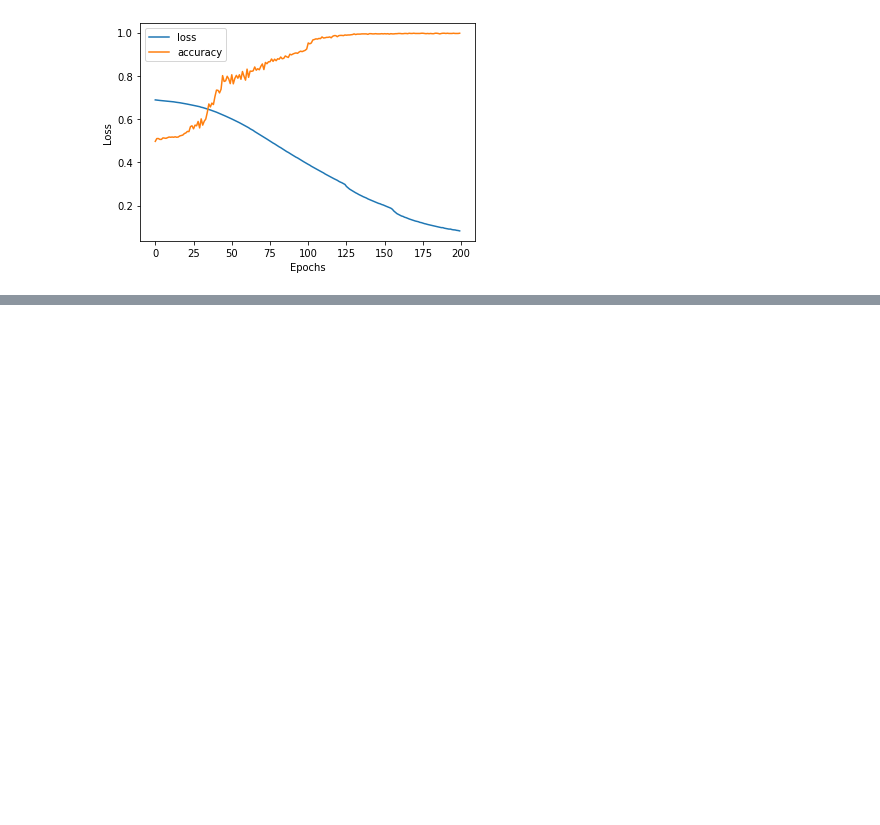
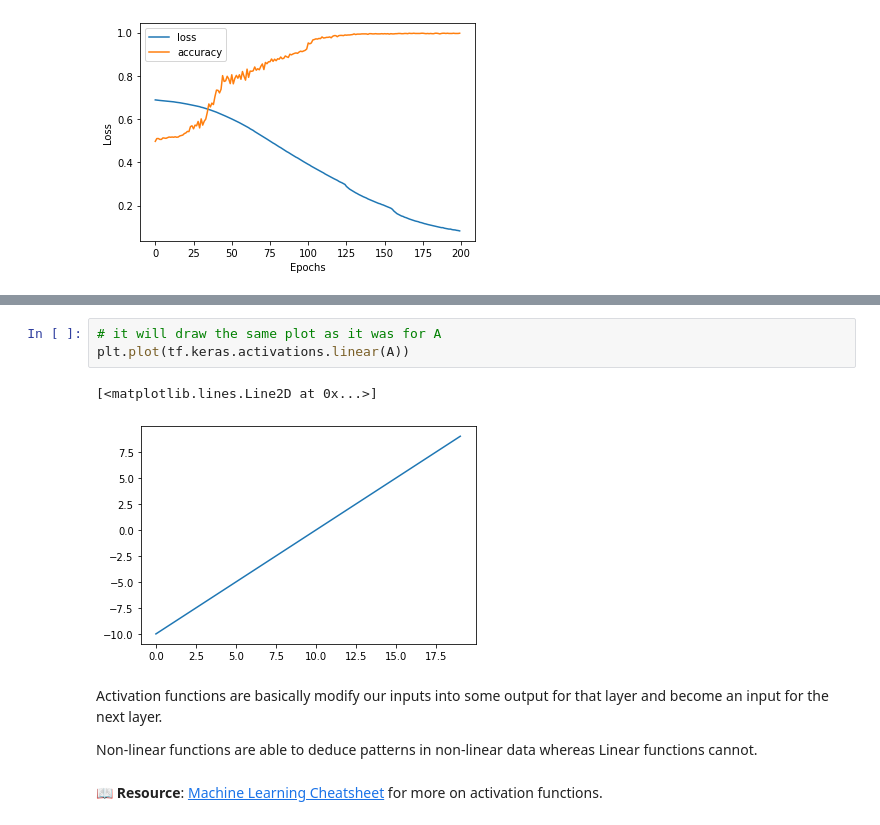
Before and after one commit to SaketMunda/tensorflow-fundamentals, a Jupyter notebook: 02_neural_network_classfication_with_tensorflow.ipynb, the cells around one changed output, grey strips where cells are left out. Saved outputs shown, nothing was run; the diff lists cells and outputs as text; blank space fills up the shorter version.

```diff
--- a/02_neural_network_classfication_with_tensorflow.ipynb
+++ b/02_neural_network_classfication_with_tensorflow.ipynb
@@ -590,0 +677,12 @@ Text(0.5, 0, 'Epochs')
+# %%
+# it will draw the same plot as it was for A
+plt.plot(tf.keras.activations.linear(A))
+# %% [output]
+[<matplotlib.lines.Line2D at 0x...>]
+[figure, added]
+# %% [markdown]
+Activation functions are basically modify our inputs into some output for that layer and become an input for the next layer.
+
+Non-linear functions are able to deduce patterns in non-linear data whereas Linear functions cannot.
+# %% [markdown]
+📖 **Resource**: [Machine Learning Cheatsheet](https://ml-cheatsheet.readthedocs.io/en/latest/activation_functions.html) for more on activation functions.
```
Also changed, not shown: parts of 11 cells of this notebook.
